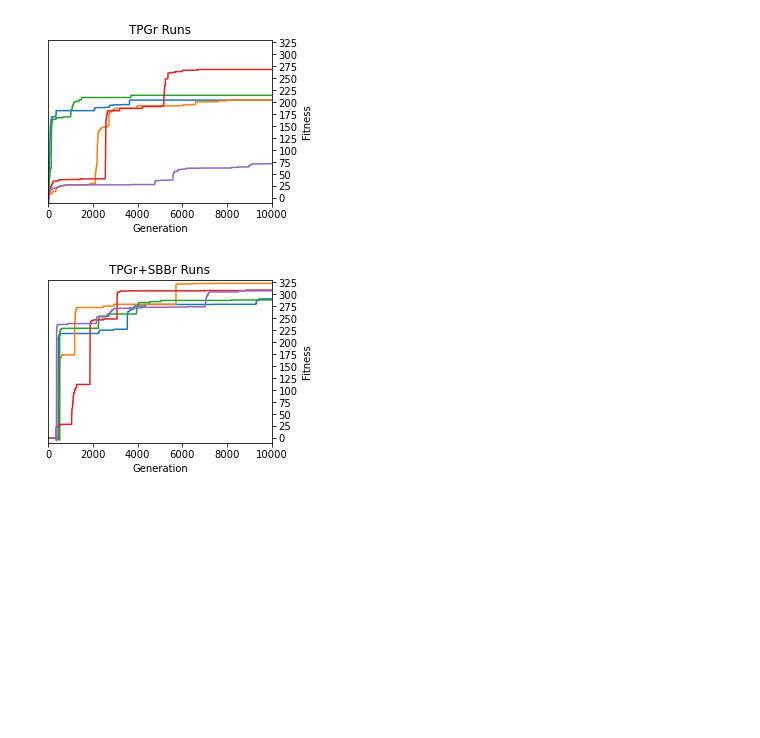
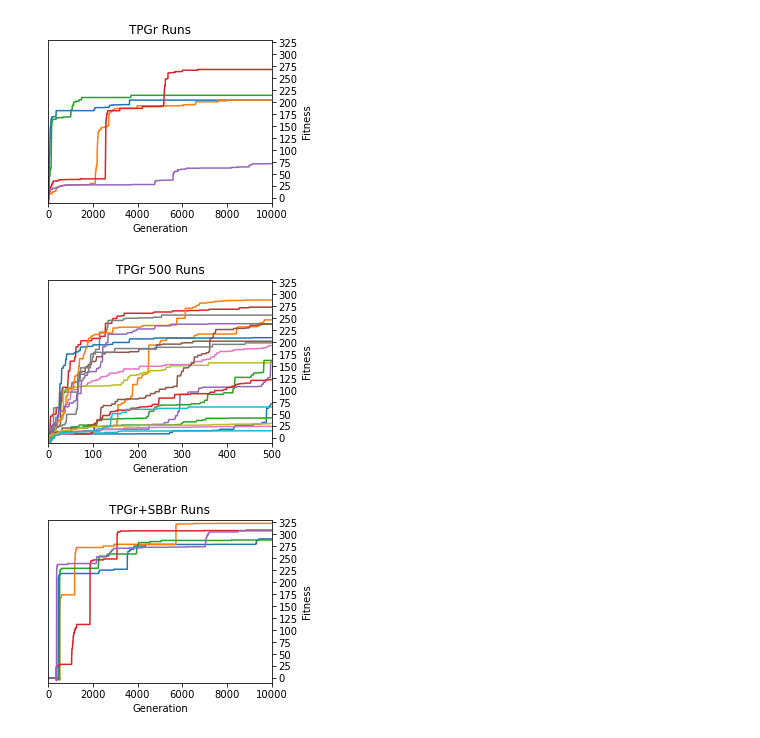
Before and after one commit to Ryan-Amaral/gp-bipedal-walker-analysis, a Jupyter notebook: basic_analysis.ipynb, the cells around one changed output. Saved outputs shown, nothing was run; the diff lists cells and outputs as text; code cells hidden in the pictures; blank space fills up the shorter version.

```diff
--- a/basic_analysis.ipynb
+++ b/basic_analysis.ipynb
@@ -92,6 +139,29 @@ plt.savefig("images/evo-tpg-runs.pdf", bbox_inches = 'tight')
 plt.show()
 # %% [output]
 [figure]
+# %%
+# TPG 500 runs
+
+f = plt.figure(figsize=(4,3))
+ax = f.add_subplot(111)
+ax.yaxis.tick_right()
+ax.yaxis.set_label_position("right")
+
+for i in range(len(dfs_tpg_500)):
+    plt.plot(dfs_tpg_500[i]["fit-max"].tolist()[:500], label="Run " + str(i+1))
+
+
+plt.title("TPGr 500 Runs")
+plt.xlabel("Generation")
+plt.xlim(0,500)
+plt.ylabel("Fitness")
+plt.ylim(-10,330)
+plt.yticks(np.arange(0, 331, 25))
+
+plt.savefig("images/evo-tpg-500-runs.pdf", bbox_inches = 'tight')
+plt.show()
+# %% [output]
+[figure, added]
 # %%
 # TPGSBB runs
 
```
Also changed, not shown: parts of 4 cells of this notebook, 6 other files.
